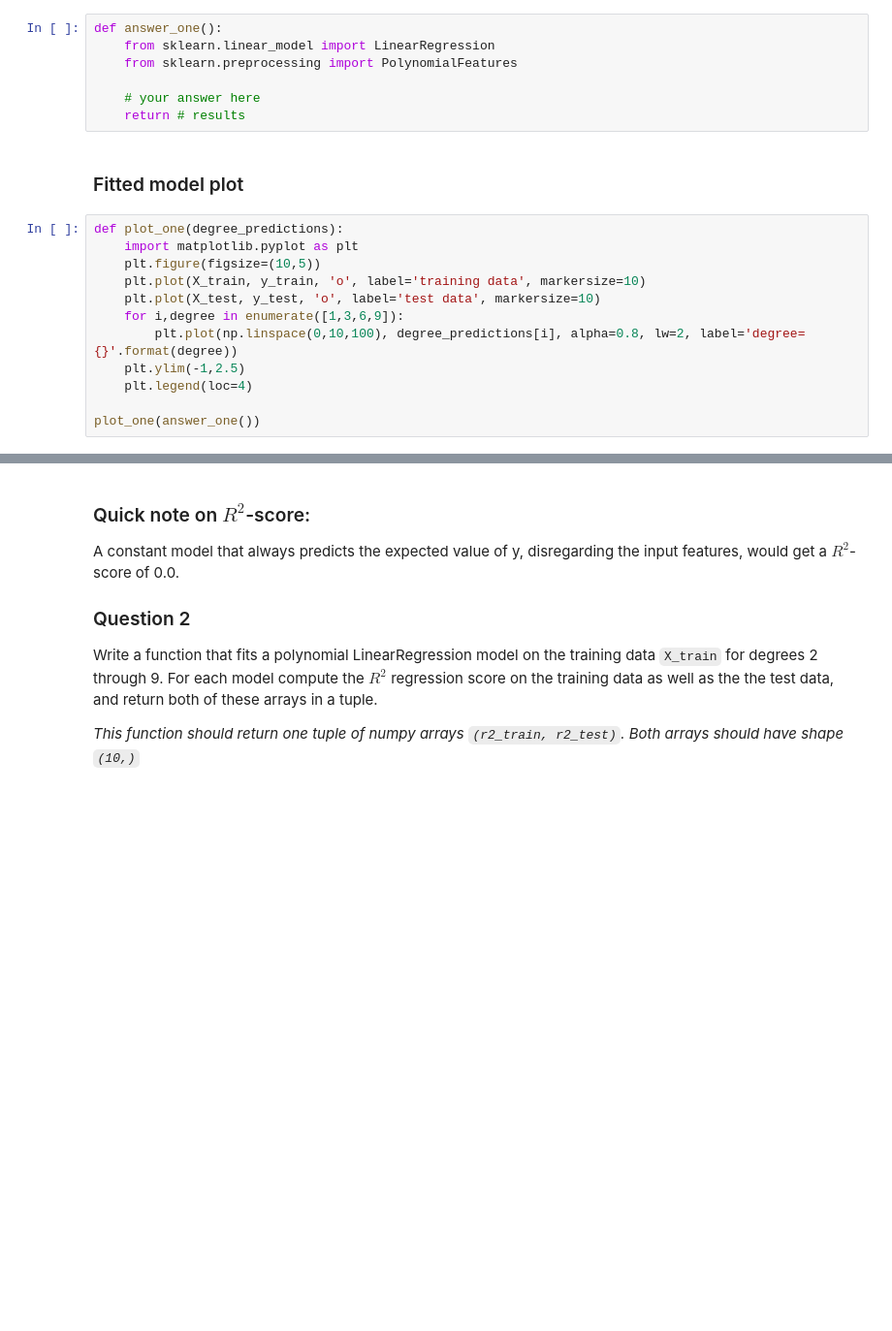
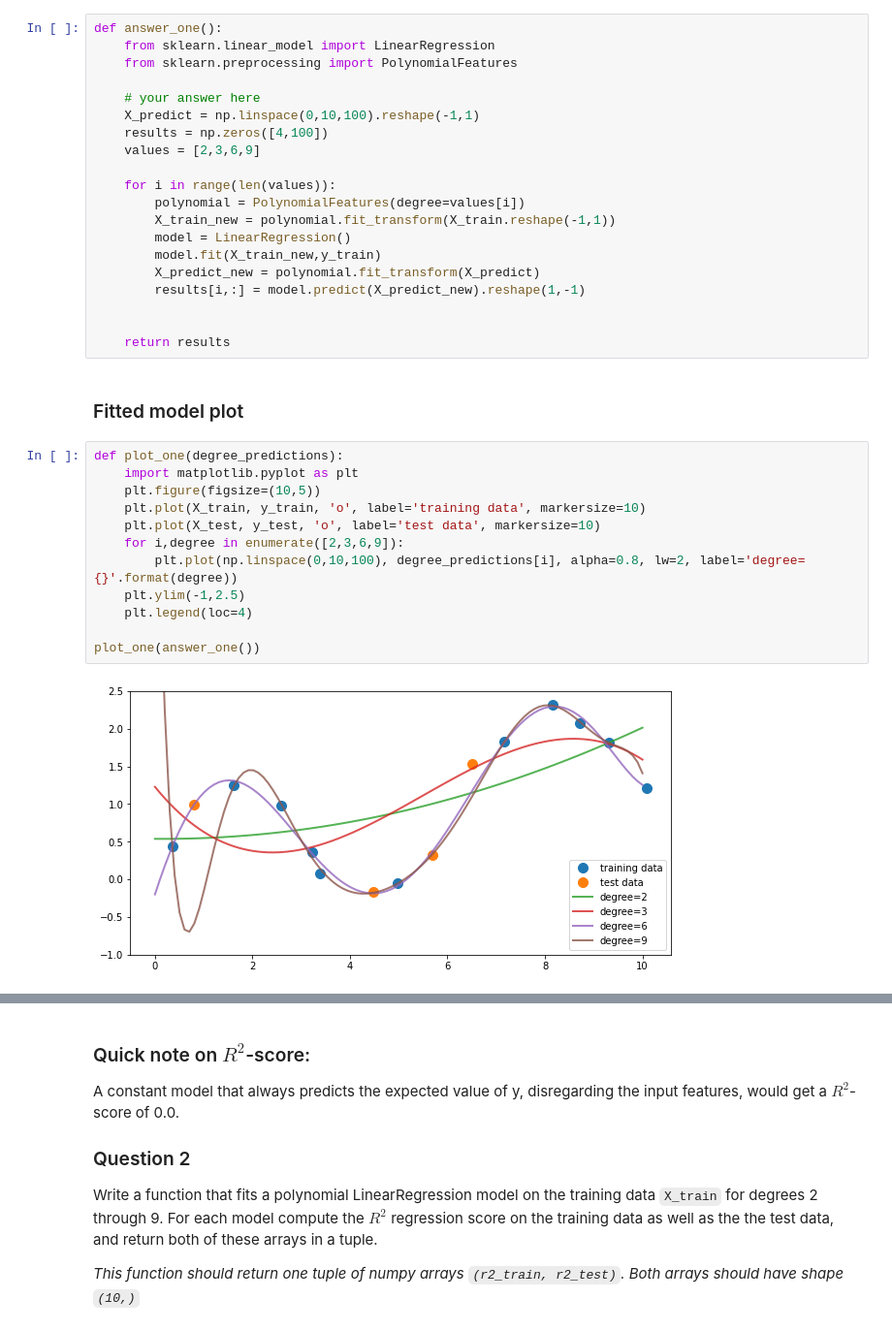
Before and after one commit to EHVB/AI-In-Medicine, a Jupyter notebook: Assignment2/Ehab Kamal - A2_Regression.ipynb, the cells around one changed output, grey strips where cells are left out. Shown at 97% size. Drawn from its saved outputs; the diff is of its cells as text; blank space fills up the shorter version.

```diff
--- a/Assignment2/Ehab Kamal - A2_Regression.ipynb
+++ b/Assignment2/Ehab Kamal - A2_Regression.ipynb
@@ -34,20 +34,35 @@ def answer_one():
     from sklearn.preprocessing import PolynomialFeatures
 
     # your answer here
-    return # results
+    X_predict = np.linspace(0,10,100).reshape(-1,1)
+    results = np.zeros([4,100])
+    values = [2,3,6,9]
+
+    for i in range(len(values)):
+        polynomial = PolynomialFeatures(degree=values[i])
+        X_train_new = polynomial.fit_transform(X_train.reshape(-1,1))
+        model = LinearRegression()
+        model.fit(X_train_new,y_train)
+        X_predict_new = polynomial.fit_transform(X_predict)
+        results[i,:] = model.predict(X_predict_new).reshape(1,-1)
+
+
+    return results
 # %% [markdown]
 ### Fitted model plot
 # %%
 def plot_one(degree_predictions):
     import matplotlib.pyplot as plt
     plt.figure(figsize=(10,5))
     plt.plot(X_train, y_train, 'o', label='training data', markersize=10)
     plt.plot(X_test, y_test, 'o', label='test data', markersize=10)
-    for i,degree in enumerate([1,3,6,9]):
+    for i,degree in enumerate([2,3,6,9]):
         plt.plot(np.linspace(0,10,100), degree_predictions[i], alpha=0.8, lw=2, label='degree={}'.format(degree))
     plt.ylim(-1,2.5)
     plt.legend(loc=4)
 
 plot_one(answer_one())
+# %% [output]
+[figure, added]
 # %% [markdown]
 ### Question 1.2
```
Also changed, not shown: parts of 24 cells of this notebook, 1 other file.
